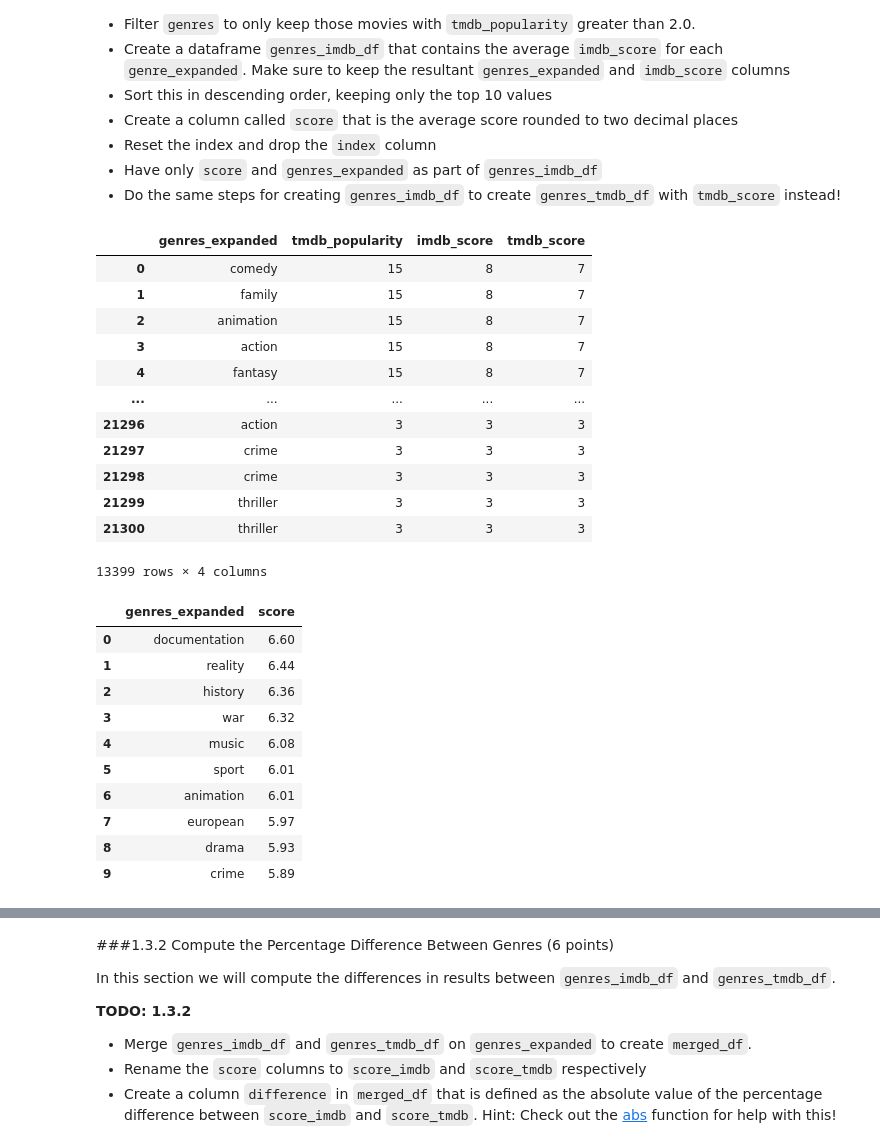
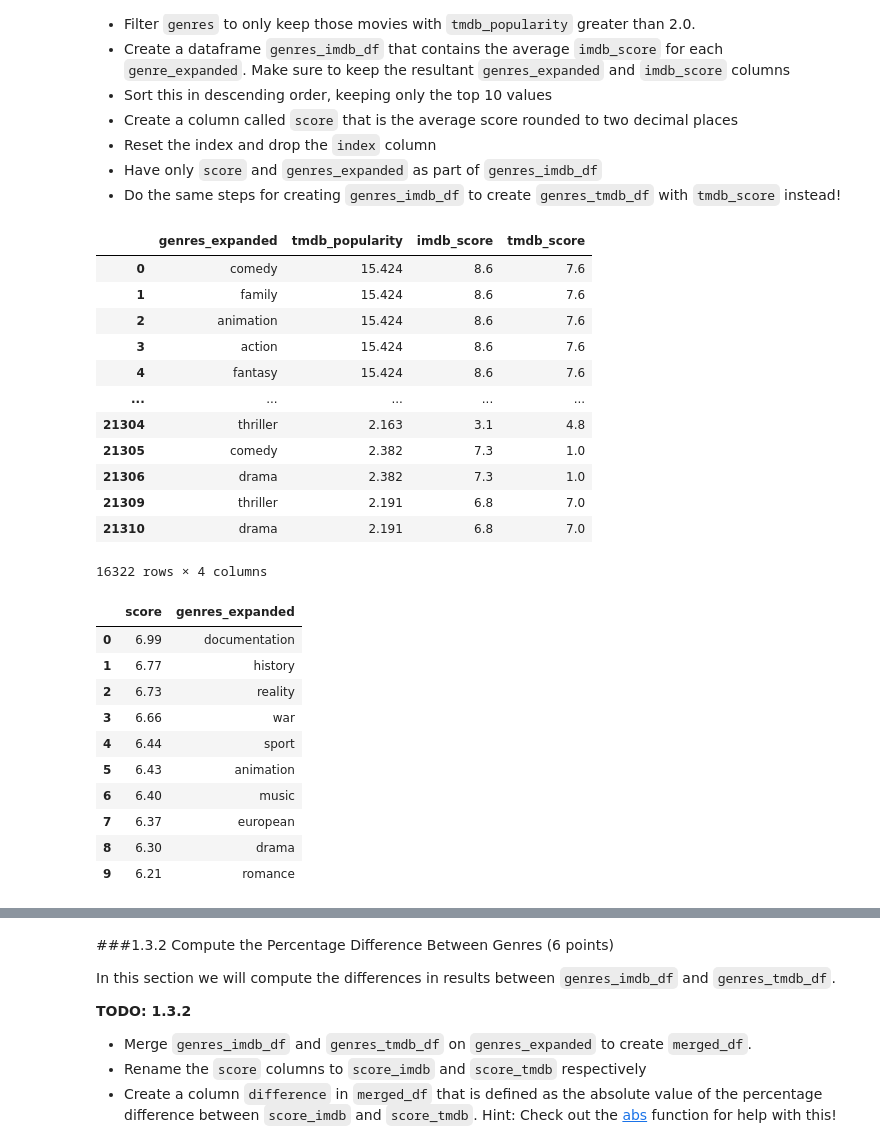
Before and after one commit to YanfuOu/CIS545, a Jupyter notebook: Yanfu_HW_1_FA2024.ipynb, the cells around one changed output, grey strips where cells are left out. Drawn from its saved outputs; the diff is of its cells as text; code cells hidden in the pictures.

```diff
--- a/Yanfu_HW_1_FA2024.ipynb
+++ b/Yanfu_HW_1_FA2024.ipynb
@@ -289,10 +289,10 @@ titles_cleaned_df = titles_cleaned_df.astype({'id':'string',
                                               'runtime':int,
                                               'genres':'string',
                                               'production_countries':'string',
-                                              'imdb_score':int,
-                                              "imdb_votes":int,
-                                              "tmdb_popularity":int,
-                                              "tmdb_score":int
+                                              'imdb_score':float,
+                                              "imdb_votes":float,
+                                              "tmdb_popularity":float,
+                                              "tmdb_score":float,
                                               })
 titles_cleaned_df.dtypes
 # %% [output]
@@ -423,40 +435,40 @@ In this section we will compute the top performing genres, and will use both dat
 # %%
 #TODO: Create genres
 genres = titles_final_df[['genres_expanded','tmdb_popularity','imdb_score','tmdb_score']]
-genres = genres[genres['tmdb_popularity'] > 2]
+genres = genres[genres['tmdb_popularity'] > 2.0]
 genres
 # %% [output]
 |  | genres_expanded | tmdb_popularity | imdb_score | tmdb_score |
-| 0 | comedy | 15 | 8 | 7 |
-| 1 | family | 15 | 8 | 7 |
-| 2 | animation | 15 | 8 | 7 |
-| 3 | action | 15 | 8 | 7 |
-| 4 | fantasy | 15 | 8 | 7 |
+| 0 | comedy | 15.424 | 8.6 | 7.6 |
+| 1 | family | 15.424 | 8.6 | 7.6 |
+| 2 | animation | 15.424 | 8.6 | 7.6 |
+| 3 | action | 15.424 | 8.6 | 7.6 |
+| 4 | fantasy | 15.424 | 8.6 | 7.6 |
 | ... | ... | ... | ... | ... |
-| 21296 | action | 3 | 3 | 3 |
-| 21297 | crime | 3 | 3 | 3 |
-| 21298 | crime | 3 | 3 | 3 |
-| 21299 | thriller | 3 | 3 | 3 |
-| 21300 | thriller | 3 | 3 | 3 |
+| 21304 | thriller | 2.163 | 3.1 | 4.8 |
+| 21305 | comedy | 2.382 | 7.3 | 1.0 |
+| 21306 | drama | 2.382 | 7.3 | 1.0 |
+| 21309 | thriller | 2.191 | 6.8 | 7.0 |
+| 21310 | drama | 2.191 | 6.8 | 7.0 |
-13399 rows × 4 columns
+16322 rows × 4 columns
 # %%
 #TODO: Create genres_imdb_df
-genres_imdb_df = genres.groupby(by='genres_expanded', as_index= False)['imdb_score'].mean()
+genres_imdb_df = genres.groupby(by='genres_expanded', as_index= False)['imdb_score'].mean().reset_index(drop=True)
 genres_imdb_df = genres_imdb_df.sort_values(by='imdb_score', ascending=False).head(10)
 genres_imdb_df['score'] = genres_imdb_df['imdb_score'].round(2)
-genres_imdb_df = genres_imdb_df[['genres_expanded', 'score']].reset_index(drop=True)
+genres_imdb_df = genres_imdb_df[['score', 'genres_expanded']].reset_index(drop=True)
 genres_imdb_df
 # %% [output]
-|  | genres_expanded | score |
-| 0 | documentation | 6.60 |
-| 1 | reality | 6.44 |
-| 2 | history | 6.36 |
-| 3 | war | 6.32 |
-| 4 | music | 6.08 |
-| 5 | sport | 6.01 |
-| 6 | animation | 6.01 |
-| 7 | european | 5.97 |
-| 8 | drama | 5.93 |
-| 9 | crime | 5.89 |
+|  | score | genres_expanded |
+| 0 | 6.99 | documentation |
+| 1 | 6.77 | history |
+| 2 | 6.73 | reality |
+| 3 | 6.66 | war |
+| 4 | 6.44 | sport |
+| 5 | 6.43 | animation |
+| 6 | 6.40 | music |
+| 7 | 6.37 | european |
+| 8 | 6.30 | drama |
+| 9 | 6.21 | romance |
 # %%
 #TODO: Create genres_tmdb_df
```
Also changed, not shown: parts of 18 cells of this notebook.
